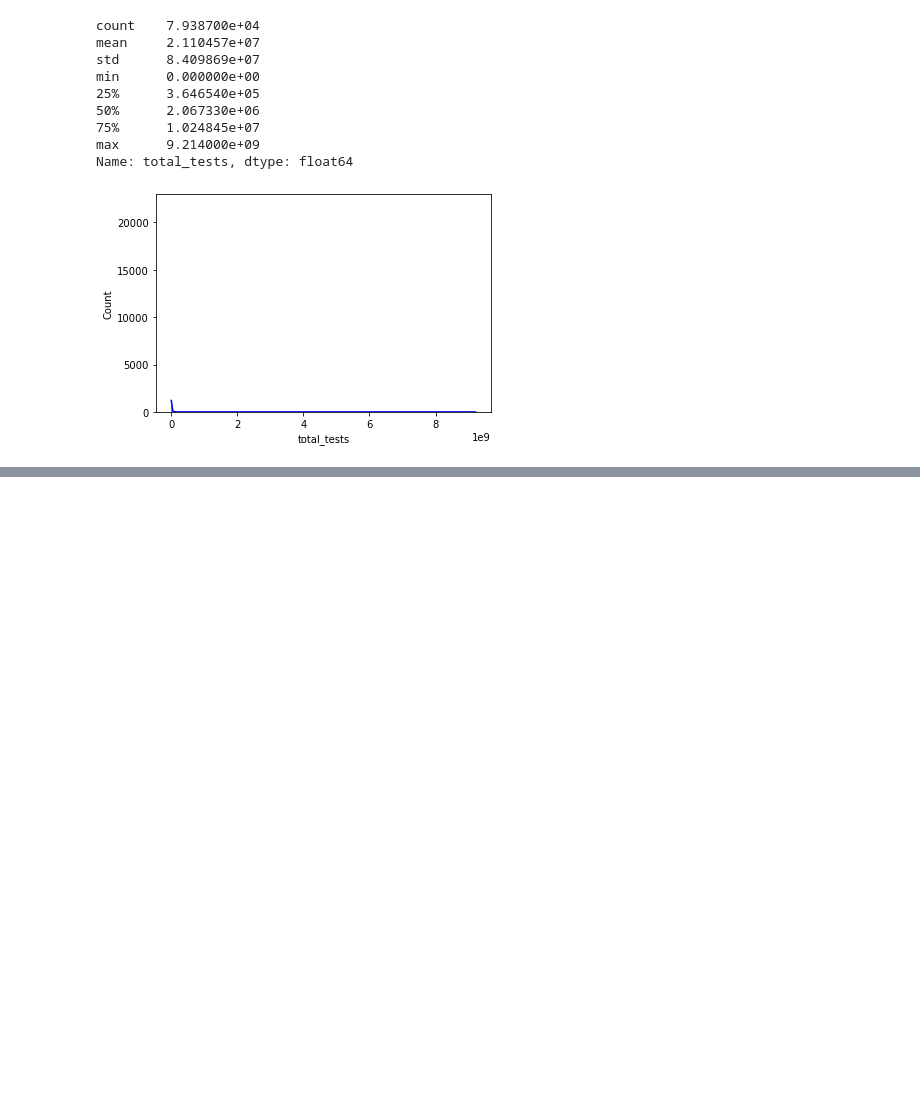
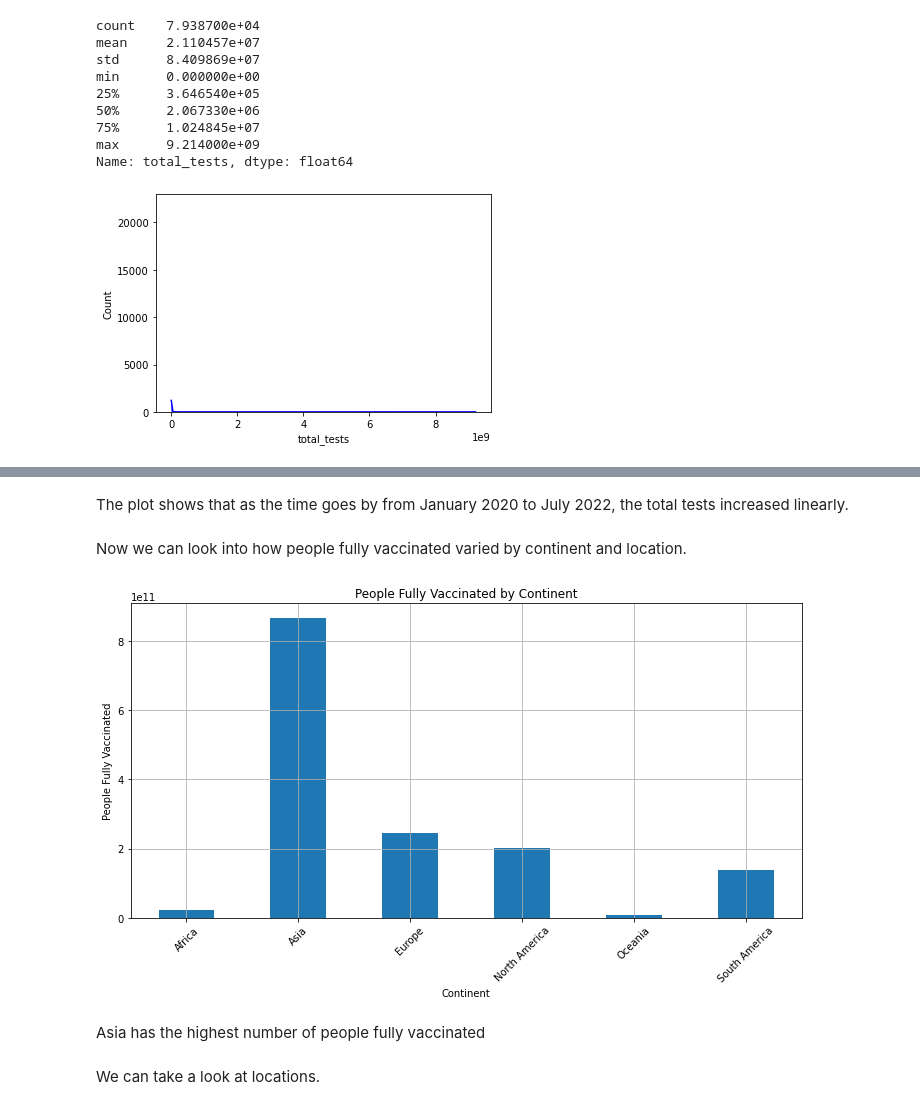
Before and after one commit to QiCai1995/COVID-19-Impact, a Jupyter notebook: Covid Vaccinations EDA.ipynb, the cells around one changed output, grey strips where cells are left out. Saved outputs shown, nothing was run; the diff lists cells and outputs as text; code cells hidden in the pictures; blank space fills up the shorter version.

```diff
--- a/Covid Vaccinations EDA.ipynb
+++ b/Covid Vaccinations EDA.ipynb
@@ -99,0 +124,28 @@ plt.show()
+# %% [markdown]
+The plot shows that as the time goes by from January 2020 to July 2022, the total tests increased linearly.
+# %% [markdown]
+Now we can look into how people fully vaccinated varied by continent and location.
+# %%
+# By continent
+vaccinated_by_continent = df.groupby('continent')['people_fully_vaccinated'].sum()
+
+# Create the bar plot
+plt.figure(figsize=(10, 6))  # Adjust figure size if needed
+vaccinated_by_continent.plot(kind='bar')
+
+# Customize the plot
+plt.title('People Fully Vaccinated by Continent')
+plt.xlabel('Continent')
+plt.ylabel('People Fully Vaccinated')
+plt.xticks(rotation=45)  # Rotate x-axis labels for better readability
+plt.grid(True)
+
+# Show the plot
+plt.tight_layout()
+plt.show()
+# %% [output]
+[figure, added]
+# %% [markdown]
+Asia has the highest number of people fully vaccinated
+# %% [markdown]
+We can take a look at locations.
```
Also changed, not shown: parts of 9 cells of this notebook.
